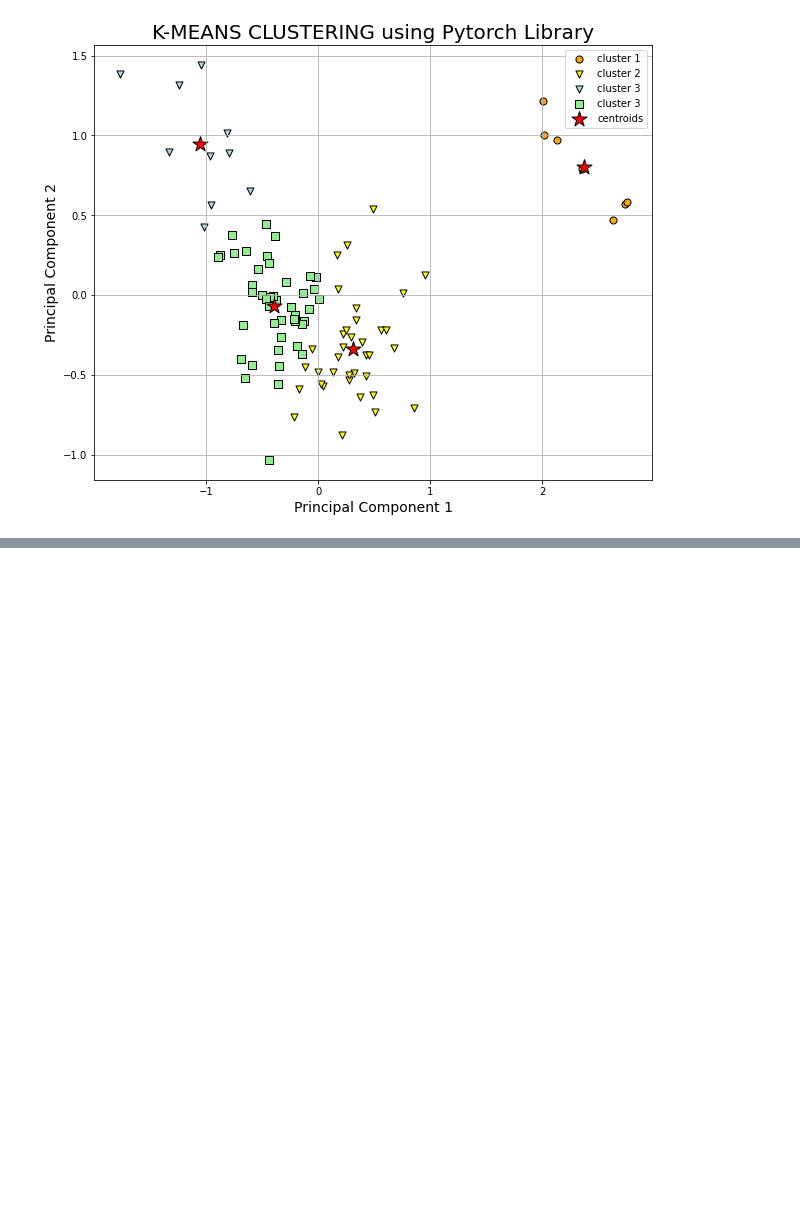
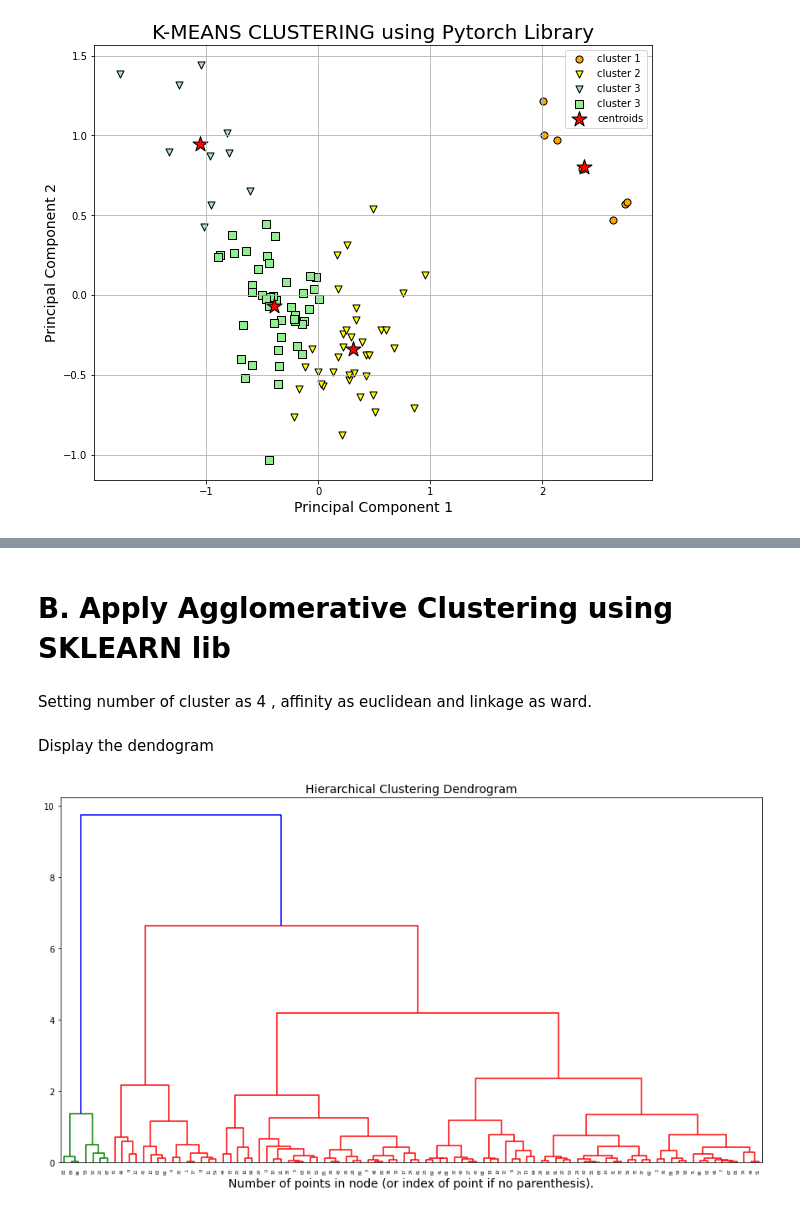
Before and after one commit to NishaMDev/ML-Learning, a Jupyter notebook: Assignment#1/ML_Assignment_1.ipynb, the cells around one changed output, grey strips where cells are left out. Saved outputs shown, nothing was run; the diff lists cells and outputs as text; code cells hidden in the pictures; blank space fills up the shorter version.

```diff
--- a/Assignment#1/ML_Assignment_1.ipynb
+++ b/Assignment#1/ML_Assignment_1.ipynb
@@ -728,0 +740,2 @@ plt.show()
+# %% [markdown]
+# **B. Apply Agglomerative Clustering using SKLEARN lib**
@@ -728,0 +745,20 @@ plt.show()
+# %% [markdown]
+Setting number of cluster as 4 , affinity as euclidean and linkage as ward.
+# %%
+model = AgglomerativeClustering(affinity='euclidean',linkage='ward', n_clusters=4)
+# %% [markdown]
+Display the dendogram
+# %%
+from IPython.core.pylabtools import figsize
+model = model.fit(X)
+
+plt.figure(figsize(15,8))
+plt.title("Hierarchical Clustering Dendrogram",fontsize=14)
+
+# plot the top three levels of the dendrogram
+dendrogram = sch.dendrogram(sch.linkage(X, method='ward'))
+
+plt.xlabel("Number of points in node (or index of point if no parenthesis).",fontsize=14)
+plt.show()
+# %% [output]
+[figure, added]
```
Also changed, not shown: parts of 11 cells of this notebook.
